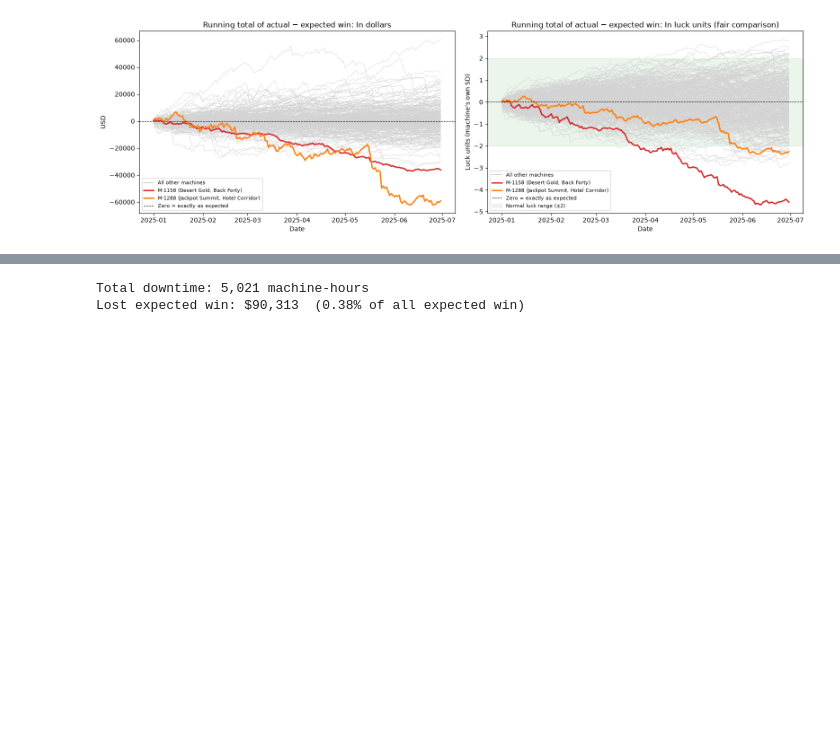
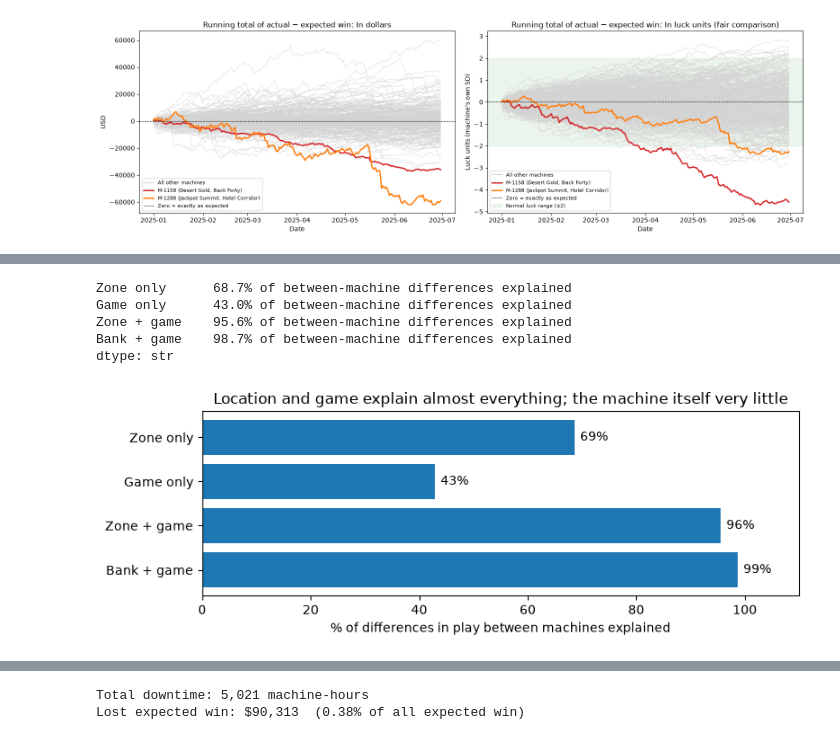
Before and after one commit to QYusufQ/dashboard-royale-team-116, a Jupyter notebook: data analysis.ipynb, the cells around one changed output, grey strips where cells are left out. Cells and saved outputs as stored; diff of their text form; code cells hidden in the pictures; blank space fills up the shorter version.

```diff
--- a/data analysis.ipynb
+++ b/data analysis.ipynb
@@ -490,0 +614,31 @@ plt.show()
+# %%
+# How much of the difference BETWEEN machines does each factor explain?
+day_only = smf.wls("y ~ C(date)", data=r, weights=r["available_hours"]).fit()
+r["y_adj"] = day_only.resid                     # play level with day-to-day swings removed
+
+mach = r.groupby("machine_id").apply(lambda g: pd.Series({
+    "y": np.average(g["y_adj"], weights=g["available_hours"]),
+    "zone": g["zone_name"].iloc[-1], "bank": g["bank_id"].iloc[-1], "theme": g["theme"].iloc[0]}))
+mach["y"] = mach["y"].astype(float)
+
+shares = pd.Series({name: smf.ols(f"y ~ {f}", data=mach).fit().rsquared for name, f in
+          [("Zone only", "C(zone)"), ("Game only", "C(theme)"),
+           ("Zone + game", "C(zone) + C(theme)"), ("Bank + game", "C(bank) + C(theme)")]})
+print((shares * 100).round(1).astype(str) + "% of between-machine differences explained")
+
+fig, ax = plt.subplots(figsize=(8, 3))
+ax.barh(shares.index[::-1], shares.values[::-1] * 100, color="tab:blue")
+for i, v in enumerate(shares.values[::-1]):
+    ax.text(v * 100 + 1, i, f"{v:.0%}", va="center")
+ax.set_xlim(0, 110)
+ax.set_xlabel("% of differences in play between machines explained")
+ax.set_title("Location and game explain almost everything; the machine itself very little")
+plt.tight_layout()
+plt.show()
+# %% [output]
+Zone only      68.7% of between-machine differences explained
+Game only      43.0% of between-machine differences explained
+Zone + game    95.6% of between-machine differences explained
+Bank + game    98.7% of between-machine differences explained
+dtype: str
+[figure, added]
```
Also changed, not shown: parts of 4 cells of this notebook, 2 other files.
